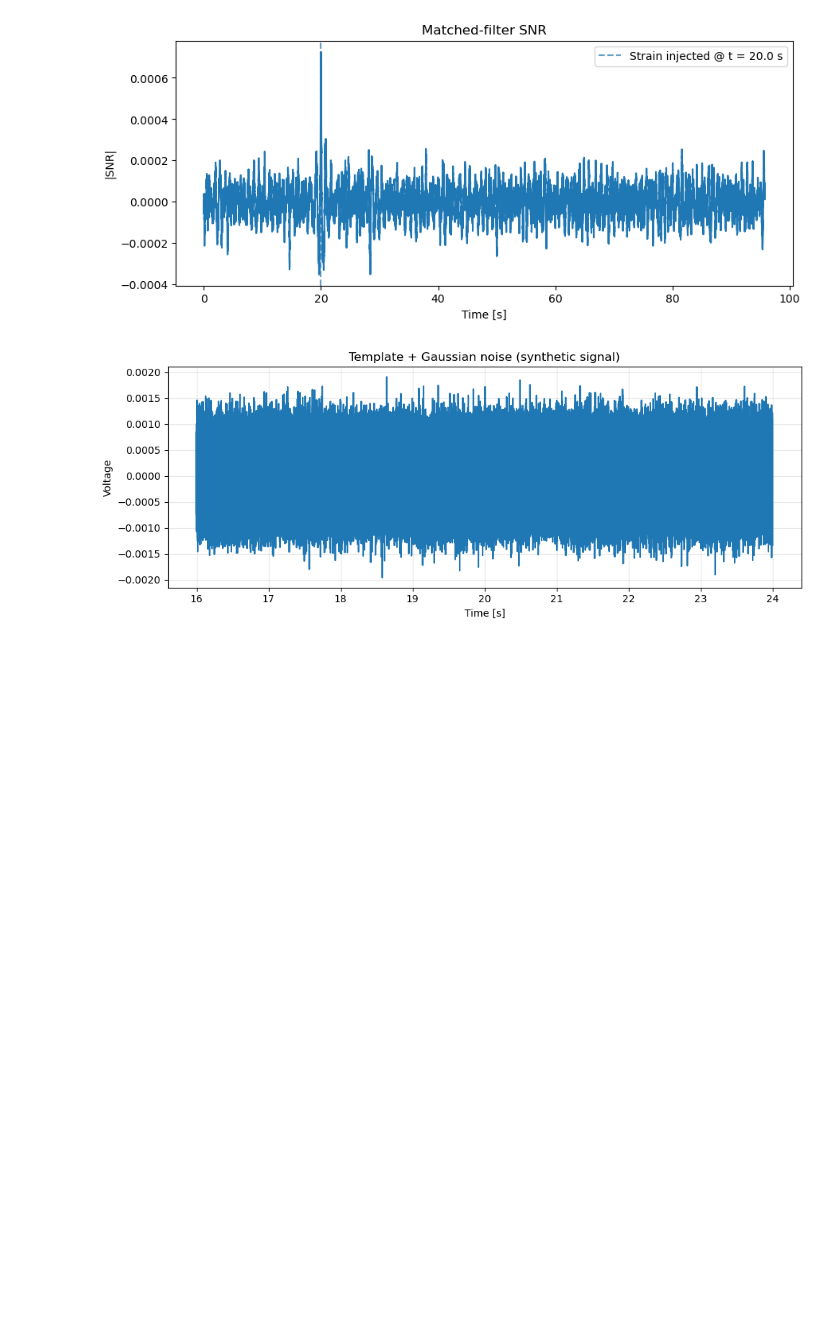
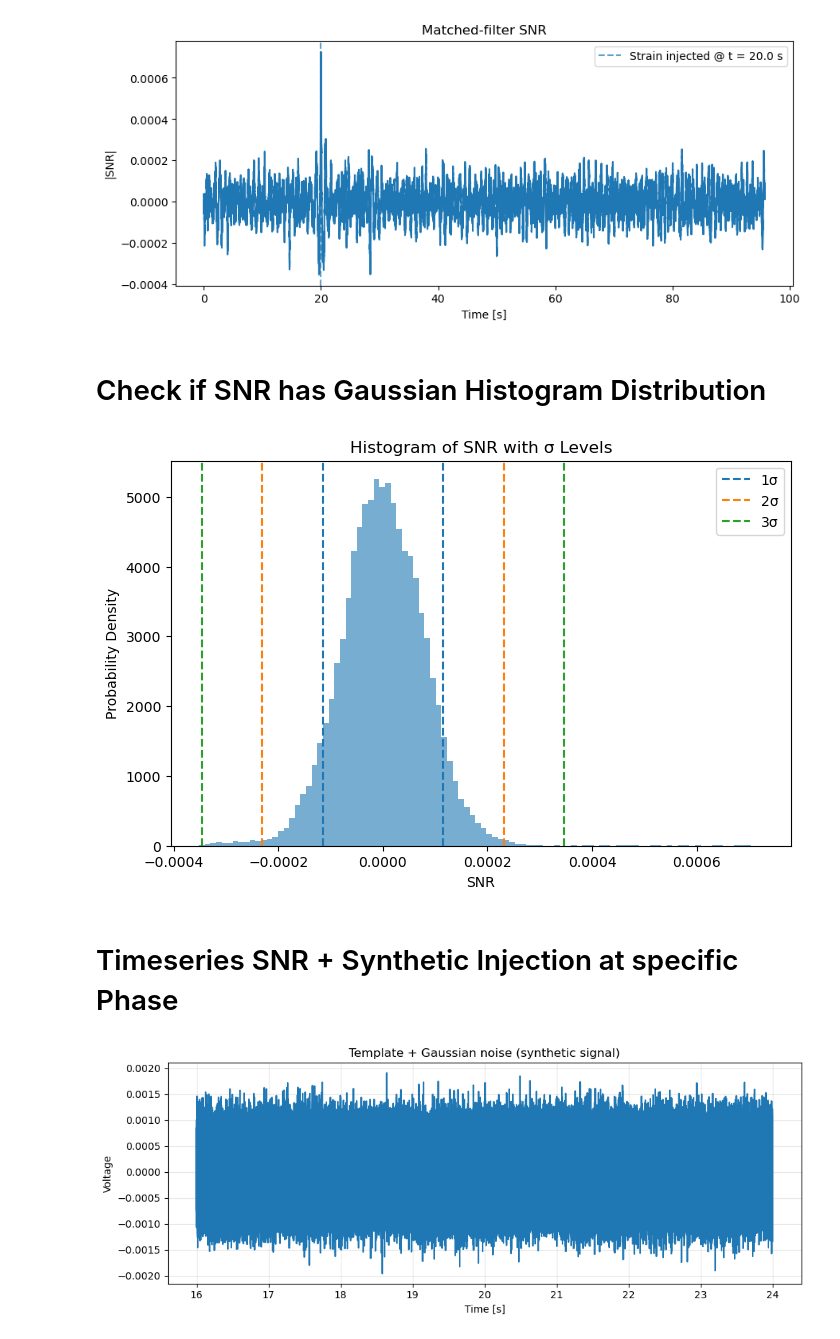
Before and after one commit to cewasiuk/ADMX-Gravitational-Wave-Analysis, a Jupyter notebook: MF_TEST.ipynb, the cells around one changed output. Cells and saved outputs as stored; diff of their text form; code cells hidden in the pictures; blank space fills up the shorter version.

```diff
--- a/MF_TEST.ipynb
+++ b/MF_TEST.ipynb
@@ -482,6 +483,39 @@ Recovered peak SNR: 0.0007261873195425921
 Recovered peak time [s]: 19.997173760000003
 <matplotlib.legend.Legend at 0x...>
 [figure]
+# %% [markdown]
+# Check if SNR has Gaussian Histogram Distribution
+# %%
+vals = np.array(snr_ts)
+sigma_hat = np.std(vals)
+mu_hat = np.mean(vals)
+
+plt.figure(figsize=(8, 5))
+plt.hist(vals, bins=100, density=True, alpha=0.6)
+
+colors = ['C0', 'C1', 'C2']  # distinct matplotlib default colors
+
+for n, c in zip([1, 2, 3], colors):
+    # positive side (with label)
+    plt.axvline(mu_hat + n * sigma_hat,
+                linestyle='--',
+                color=c,
+                label=f"{n}σ")
+
+    # negative side (no label to avoid duplicates)
+    plt.axvline(mu_hat - n * sigma_hat,
+                linestyle='--',
+                color=c)
+
+plt.xlabel("SNR")
+plt.ylabel("Probability Density")
+plt.title("Histogram of SNR with σ Levels")
+plt.legend()
+plt.show()
+# %% [output]
+[figure, added]
+# %% [markdown]
+# Timeseries SNR + Synthetic Injection at specific Phase
 # %%
 import numpy as np
 import matplotlib.pyplot as plt
```
Also changed, not shown: parts of 5 cells of this notebook, 3 other files.
